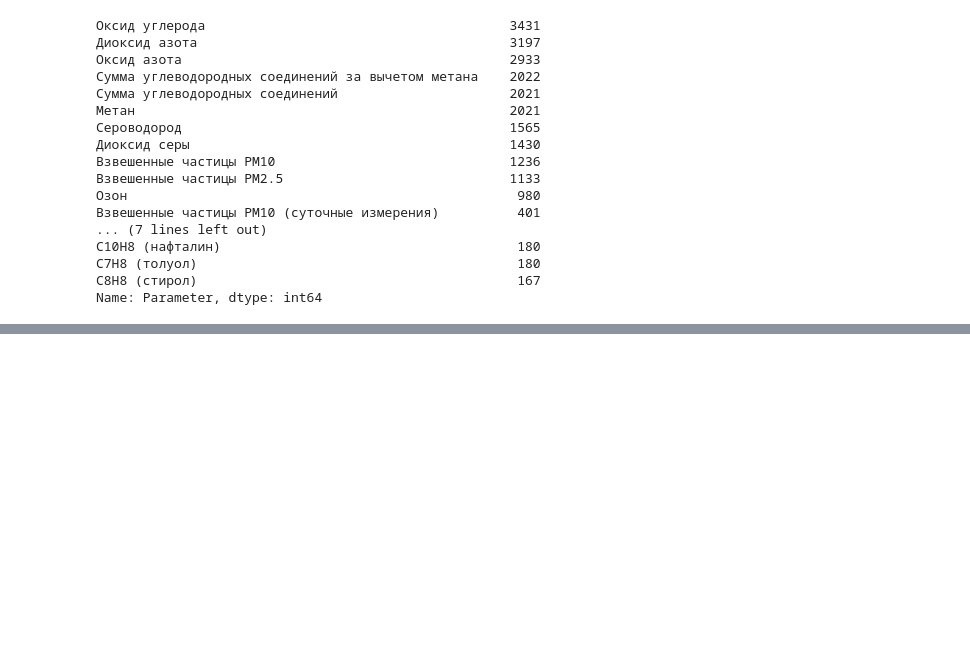
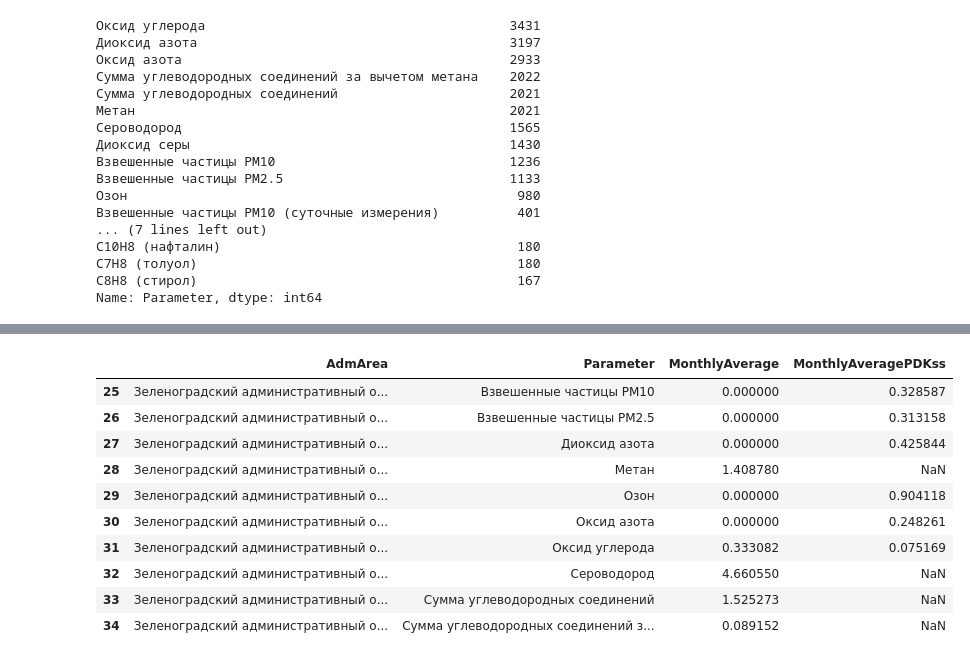
Before and after one commit to kjxeez/machine-learning, a Jupyter notebook: practice.ipynb, the cells around one changed output, grey strips where cells are left out. Cells and saved outputs as stored; diff of their text form; code cells hidden in the pictures; blank space fills up the shorter version.

```diff
--- a/practice.ipynb
+++ b/practice.ipynb
@@ -166,0 +180,14 @@ fig.show()
+# %%
+mean_df[mean_df['AdmArea']=='Зеленоградский административный округ']
+# %% [output]
+|  | AdmArea | Parameter | MonthlyAverage | MonthlyAveragePDKss |
+| 25 | Зеленоградский административный о... | Взвешенные частицы РМ10 | 0.000000 | 0.328587 |
+| 26 | Зеленоградский административный о... | Взвешенные частицы РМ2.5 | 0.000000 | 0.313158 |
+| 27 | Зеленоградский административный о... | Диоксид азота | 0.000000 | 0.425844 |
+| 28 | Зеленоградский административный о... | Метан | 1.408780 | NaN |
+| 29 | Зеленоградский административный о... | Озон | 0.000000 | 0.904118 |
+| 30 | Зеленоградский административный о... | Оксид азота | 0.000000 | 0.248261 |
+| 31 | Зеленоградский административный о... | Оксид углерода | 0.333082 | 0.075169 |
+| 32 | Зеленоградский административный о... | Сероводород | 4.660550 | NaN |
+| 33 | Зеленоградский административный о... | Сумма углеводородных соединений | 1.525273 | NaN |
+| 34 | Зеленоградский административный о... | Сумма углеводородных соединений з... | 0.089152 | NaN |
```
Also changed, not shown: parts of 9 cells of this notebook.
